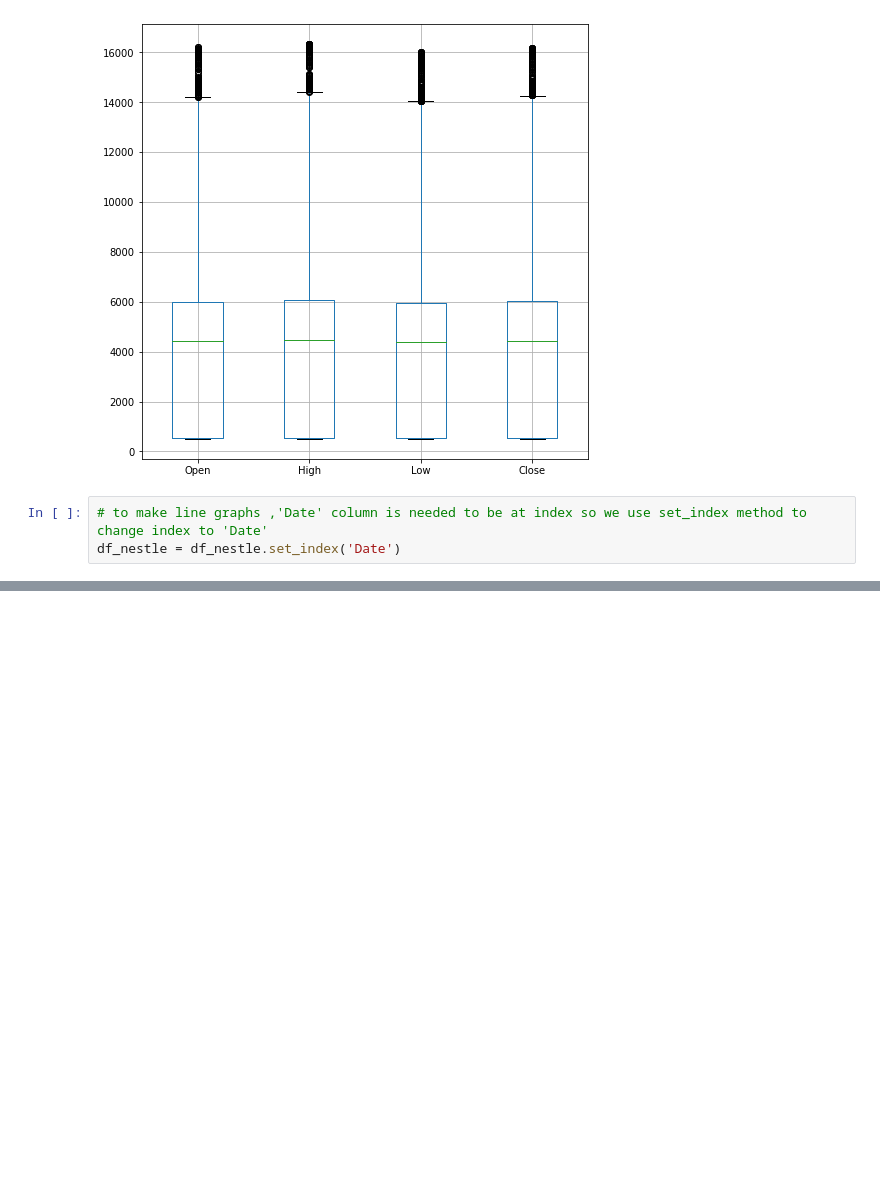
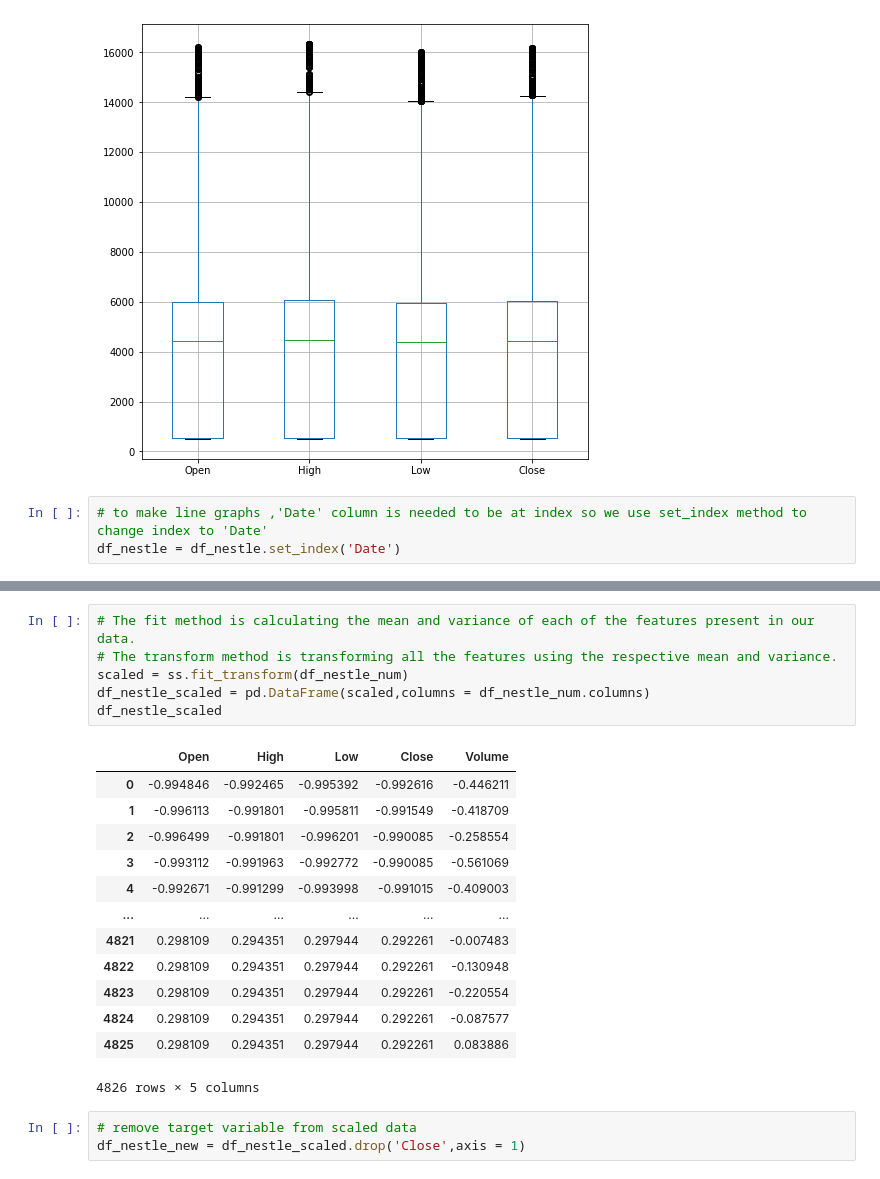
Before and after one commit to Preeti27092000/nestle_linear_reg_capstone, a Jupyter notebook: nestle_inear_reg_capstone.ipynb, the cells around one changed output, grey strips where cells are left out. Cells and saved outputs as stored; diff of their text form; blank space fills up the shorter version.

```diff
--- a/nestle_inear_reg_capstone.ipynb
+++ b/nestle_inear_reg_capstone.ipynb
@@ -455,0 +497,23 @@ Text(0.5, 1.0, 'Trend of "Close" column during years')
+# %%
+# The fit method is calculating the mean and variance of each of the features present in our data.
+# The transform method is transforming all the features using the respective mean and variance.
+scaled = ss.fit_transform(df_nestle_num)
+df_nestle_scaled = pd.DataFrame(scaled,columns = df_nestle_num.columns)
+df_nestle_scaled
+# %% [output]
+|  | Open | High | Low | Close | Volume |
+| 0 | -0.994846 | -0.992465 | -0.995392 | -0.992616 | -0.446211 |
+| 1 | -0.996113 | -0.991801 | -0.995811 | -0.991549 | -0.418709 |
+| 2 | -0.996499 | -0.991801 | -0.996201 | -0.990085 | -0.258554 |
+| 3 | -0.993112 | -0.991963 | -0.992772 | -0.990085 | -0.561069 |
+| 4 | -0.992671 | -0.991299 | -0.993998 | -0.991015 | -0.409003 |
+| ... | ... | ... | ... | ... | ... |
+| 4821 | 0.298109 | 0.294351 | 0.297944 | 0.292261 | -0.007483 |
+| 4822 | 0.298109 | 0.294351 | 0.297944 | 0.292261 | -0.130948 |
+| 4823 | 0.298109 | 0.294351 | 0.297944 | 0.292261 | -0.220554 |
+| 4824 | 0.298109 | 0.294351 | 0.297944 | 0.292261 | -0.087577 |
+| 4825 | 0.298109 | 0.294351 | 0.297944 | 0.292261 | 0.083886 |
+4826 rows × 5 columns
+# %%
+# remove target variable from scaled data
+df_nestle_new = df_nestle_scaled.drop('Close',axis = 1)
```
Also changed, not shown: parts of 48 cells of this notebook.
